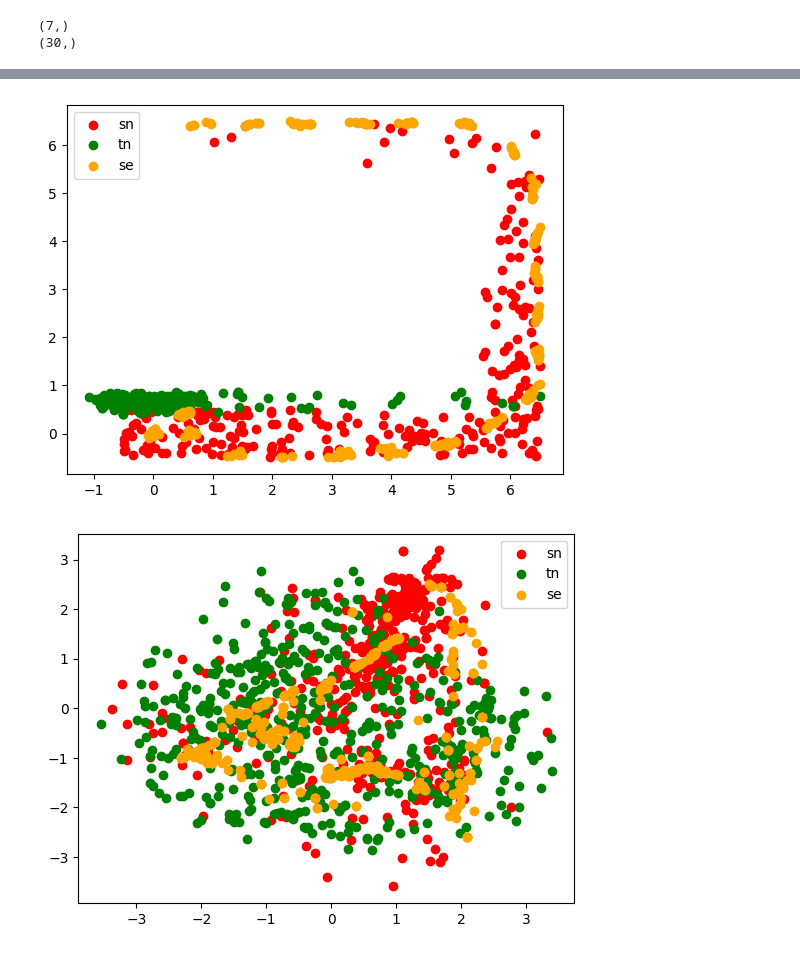
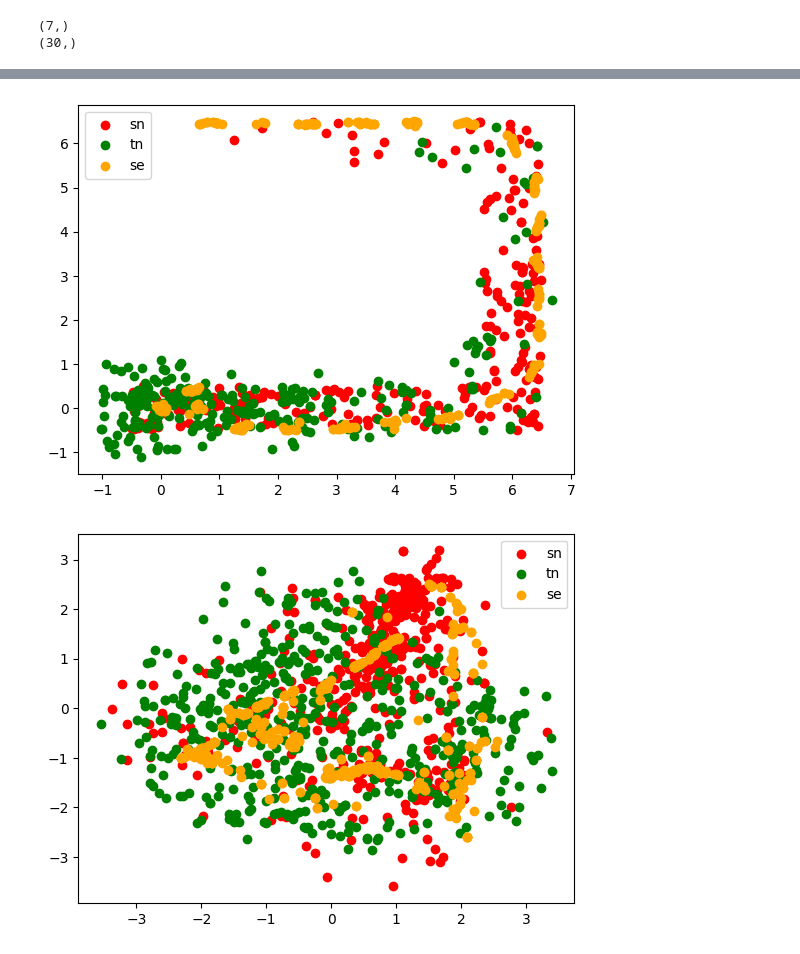
Before and after one commit to skylooop/CrossDomainIL, a Jupyter notebook: notebooks/envs.ipynb, the cells around one changed output, grey strips where cells are left out. Saved outputs shown, nothing was run; the diff lists cells and outputs as text; code cells hidden in the pictures.

```diff
--- a/notebooks/envs.ipynb
+++ b/notebooks/envs.ipynb
@@ -351,9 +352,9 @@ def sinkhorn_loss(
 # %%
 import matplotlib.pyplot as plt
 
-agent_data = agent_target_ds.sample(256)
-expert_data = expert_source_ds.sample(256)
-random_data = non_expert_source_ds.sample(256)
+agent_data = agent_target_ds.sample(512)
+expert_data = expert_source_ds.sample(512)
+random_data = non_expert_source_ds.sample(512)
 
 sn = agent.encoders_state(random_data.observations, method='encode_expert')
 se = agent.encoders_state(expert_data.observations, method='encode_expert')
@@ -370,17 +371,17 @@ plt.show()
 # %%
 fig, ax = plt.subplots()
 
-tn_pos = (agent_data.observations[:, 1], agent_data.observations[:, 2])
+tn_pos = (agent_data.observations[:, 0], agent_data.observations[:, 1])
 sn_pos = (random_data.observations[:, 0], random_data.observations[:, 1])
 se_pos = (expert_data.observations[:, 0], expert_data.observations[:, 1])
 
 ax.scatter(*sn_pos, c='red', label='sn')
 ax.scatter(*tn_pos, c='green', label='tn')
 ax.scatter(*se_pos, c='orange', label='se')
 plt.legend()
 plt.show()
 # %% [output]
-[figure, old version]
+[figure, new version]
 # %%
 from tqdm.notebook import tqdm
 
```
Also changed, not shown: parts of 6 cells of this notebook, 2 other files.
